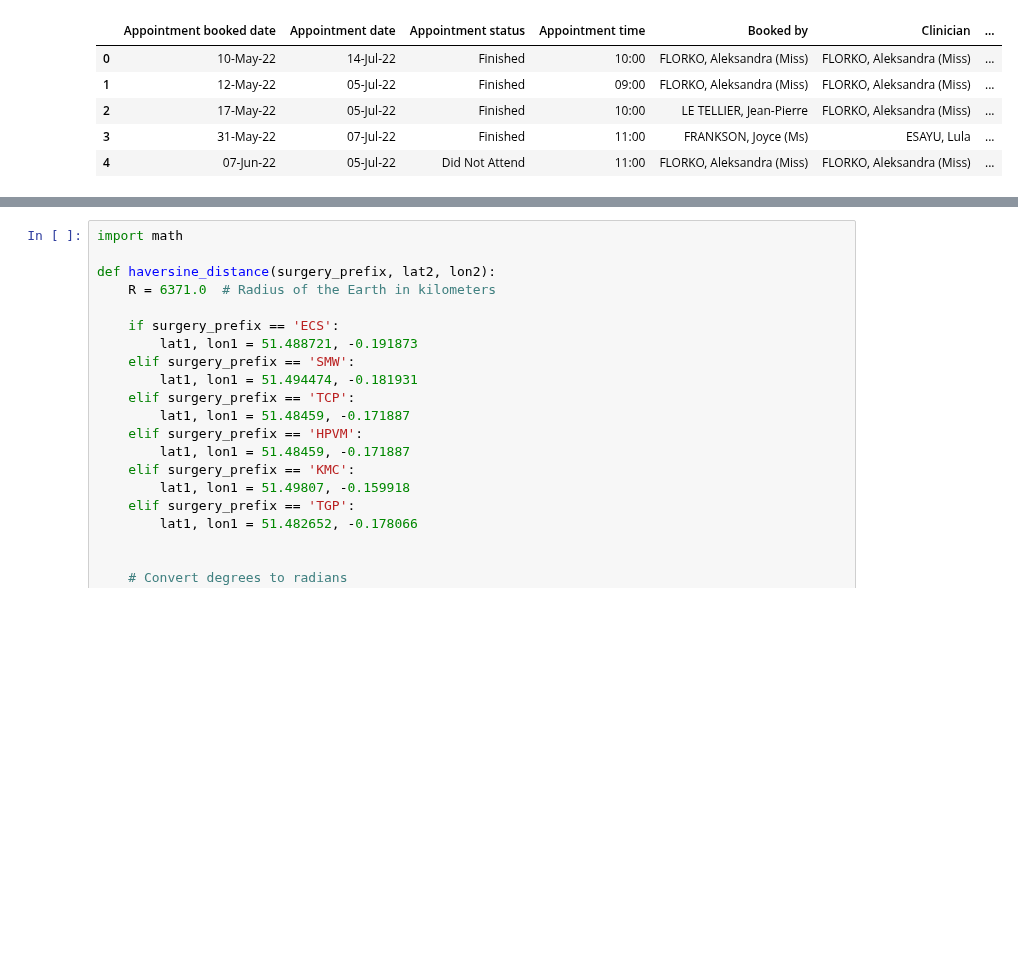
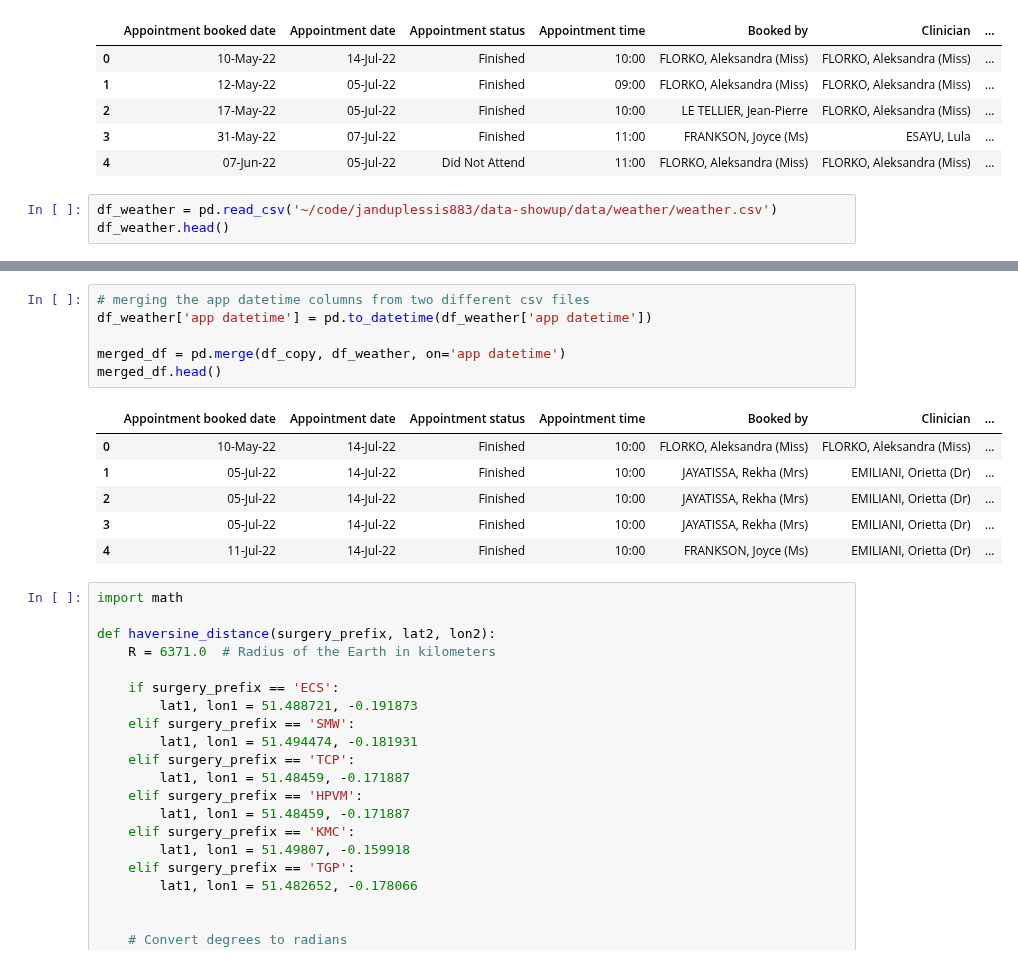
Before and after one commit to janduplessis883/project-showupforhealth, a Jupyter notebook: notebooks/Notebook-API-testing-FabySp.ipynb, the cells around one changed output, grey strips where cells are left out. Cells and saved outputs as stored; diff of their text form; blank space fills up the shorter version.

Commit message:
merging the app datetime columns from two different csv files

```diff
--- a/notebooks/Notebook-API-testing-FabySp.ipynb
+++ b/notebooks/Notebook-API-testing-FabySp.ipynb
@@ -109,3 +109,6 @@ df_copy.head()
 | 2 | 17-May-22 | 05-Jul-22 | Finished | 10:00 | LE TELLIER, Jean-Pierre | FLORKO, Aleksandra (Miss) | ... |
 | 3 | 31-May-22 | 07-Jul-22 | Finished | 11:00 | FRANKSON, Joyce (Ms) | ESAYU, Lula | ... |
 | 4 | 07-Jun-22 | 05-Jul-22 | Did Not Attend | 11:00 | FLORKO, Aleksandra (Miss) | FLORKO, Aleksandra (Miss) | ... |
+# %%
+df_weather = pd.read_csv('~/code/janduplessis883/data-showup/data/weather/weather.csv')
+df_weather.head()
@@ -112,3 +135,16 @@ df_copy.head()
+# %%
+# merging the app datetime columns from two different csv files
+df_weather['app datetime'] = pd.to_datetime(df_weather['app datetime'])
+
+merged_df = pd.merge(df_copy, df_weather, on='app datetime')
+merged_df.head()
+# %% [output]
+|  | Appointment booked date | Appointment date | Appointment status | Appointment time | Booked by | Clinician | ... |
+| 0 | 10-May-22 | 14-Jul-22 | Finished | 10:00 | FLORKO, Aleksandra (Miss) | FLORKO, Aleksandra (Miss) | ... |
+| 1 | 05-Jul-22 | 14-Jul-22 | Finished | 10:00 | JAYATISSA, Rekha (Mrs) | EMILIANI, Orietta (Dr) | ... |
+| 2 | 05-Jul-22 | 14-Jul-22 | Finished | 10:00 | JAYATISSA, Rekha (Mrs) | EMILIANI, Orietta (Dr) | ... |
+| 3 | 05-Jul-22 | 14-Jul-22 | Finished | 10:00 | JAYATISSA, Rekha (Mrs) | EMILIANI, Orietta (Dr) | ... |
+| 4 | 11-Jul-22 | 14-Jul-22 | Finished | 10:00 | FRANKSON, Joyce (Ms) | EMILIANI, Orietta (Dr) | ... |
 # %%
 import math
 
```
Also changed, not shown: parts of 2 cells of this notebook.
